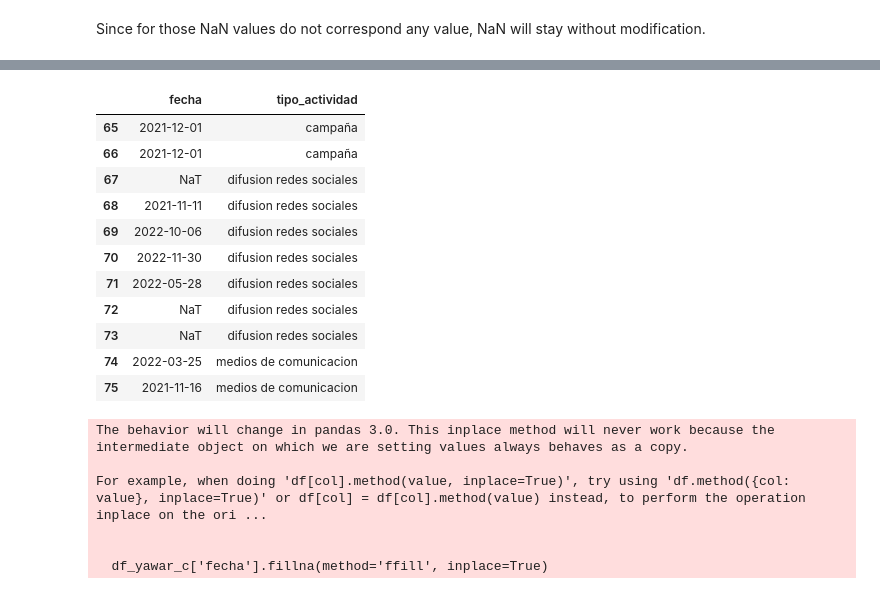
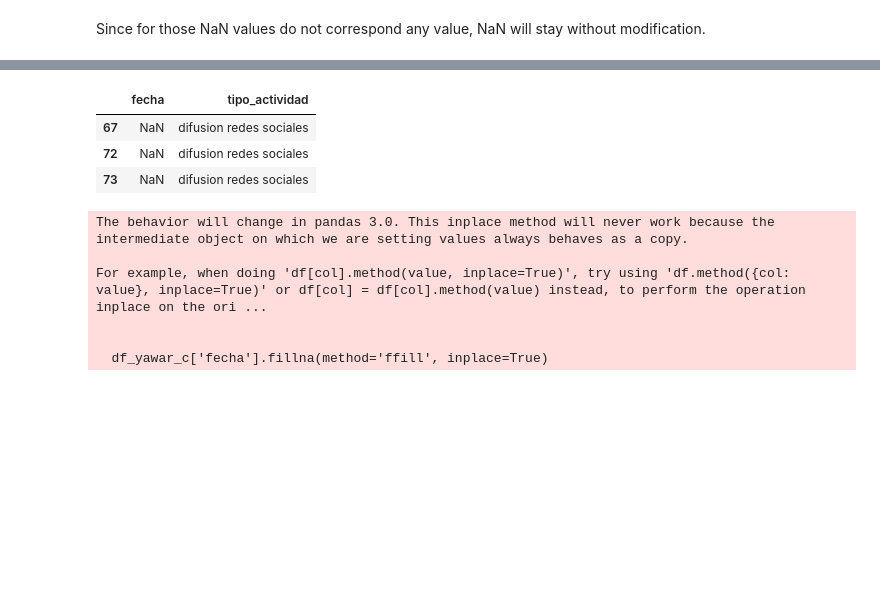
Before and after one commit to nata-regue/yawar, a Jupyter notebook: code/yawar_eda.ipynb, the cells around one changed output, grey strips where cells are left out. Saved outputs shown, nothing was run; the diff lists cells and outputs as text; code cells hidden in the pictures; blank space fills up the shorter version.

Commit message:
Commit. 16.4.24.18.59 There were changes done with a new Yawar file

```diff
--- a/code/yawar_eda.ipynb
+++ b/code/yawar_eda.ipynb
@@ -370,3 +360,5 @@ df_yawar_c.loc[77:78,'formato']='escrito'
+# %%
+df_yawar_c.loc[df_yawar_c['formato'].isna(),'formato']='presencial'
 # %%
 df_yawar_c['poblacion'].isna().sum()
 # %% [output]
@@ -391,7 +399,7 @@ df_yawar_c[df_yawar_c['poblacion'].isna()]
 # %% [markdown]
 'poblacion' nan values could be replaced with 'poblacion_general' since those activities were fair, artistical difusion.
 # %%
-df_yawar_c.loc[49:83,'poblacion']='poblacion_general'
+df_yawar_c.loc[df_yawar_c['poblacion'].isna(),'poblacion']='poblacion_general'
 # %% [markdown]
 For those as activities 'campaña' and 'difusion redes sociales' there are nan values in 'tipodeestablecimiento' column.
 # %%
@@ -433,10 +446,10 @@ df_yawar_c[df_yawar_c['tipodeestablecimiento'].isna()]
 # %%
 tipo_actividades=['difusion','artistica y cultural']
 # %%
-df_yawar_c.loc[(df_yawar_c['tipodeestablecimiento'].isna()) & (df_yawar_c['tipo_actividad'].isin(tipo_actividades)),'tipodeestablecimiento']='no aplica'
+df_yawar_c.loc[(df_yawar_c['tipodeestablecimiento'].isna()) & (df_yawar_c['tipo_actividad'].isin(tipo_actividades)),'tipodeestablecimiento']='N/A'
 # %%
-df_yawar_c.loc[0,'tipodeestablecimiento']='hostelería'
-df_yawar_c.loc[1,'tipodeestablecimiento']='departamento o casa'
+df_yawar_c.loc[0,'tipodeestablecimiento']='cafeteria'
+df_yawar_c.loc[1,'tipodeestablecimiento']='casa'
 # %%
 #tipo de area
 df_yawar_c[df_yawar_c['tipodearea'].isna()]
@@ -472,18 +485,10 @@ df_yawar_c[df_yawar_c['fecha'].isna()]
 # %%
-df_yawar_c.loc[65:75,['fecha','tipo_actividad']]
+df_yawar_c.loc[df_yawar_c['fecha'].isna(),['fecha','tipo_actividad']]
 # %% [output]
 |  | fecha | tipo_actividad |
-| 65 | 2021-12-01 | campaña |
-| 66 | 2021-12-01 | campaña |
-| 67 | NaT | difusion redes sociales |
-| 68 | 2021-11-11 | difusion redes sociales |
-| 69 | 2022-10-06 | difusion redes sociales |
-| 70 | 2022-11-30 | difusion redes sociales |
-| 71 | 2022-05-28 | difusion redes sociales |
-| 72 | NaT | difusion redes sociales |
-| 73 | NaT | difusion redes sociales |
-| 74 | 2022-03-25 | medios de comunicacion |
-| 75 | 2021-11-16 | medios de comunicacion |
+| 67 | NaN | difusion redes sociales |
+| 72 | NaN | difusion redes sociales |
+| 73 | NaN | difusion redes sociales |
 # %%
 df_yawar_c['fecha'].fillna(method='ffill', inplace=True)
 # %% [output]
```
Also changed, not shown: parts of 209 cells of this notebook, 3 other files.
